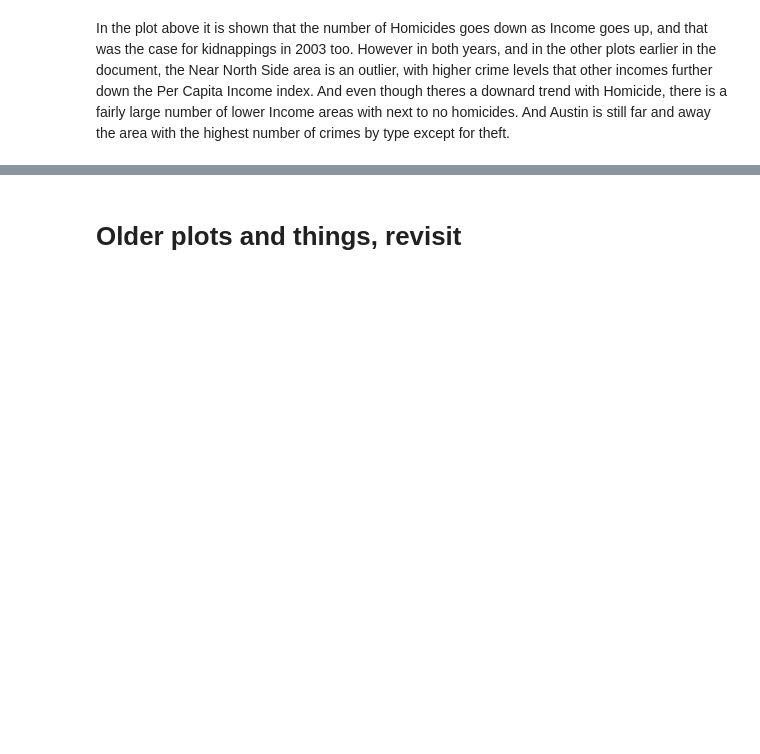
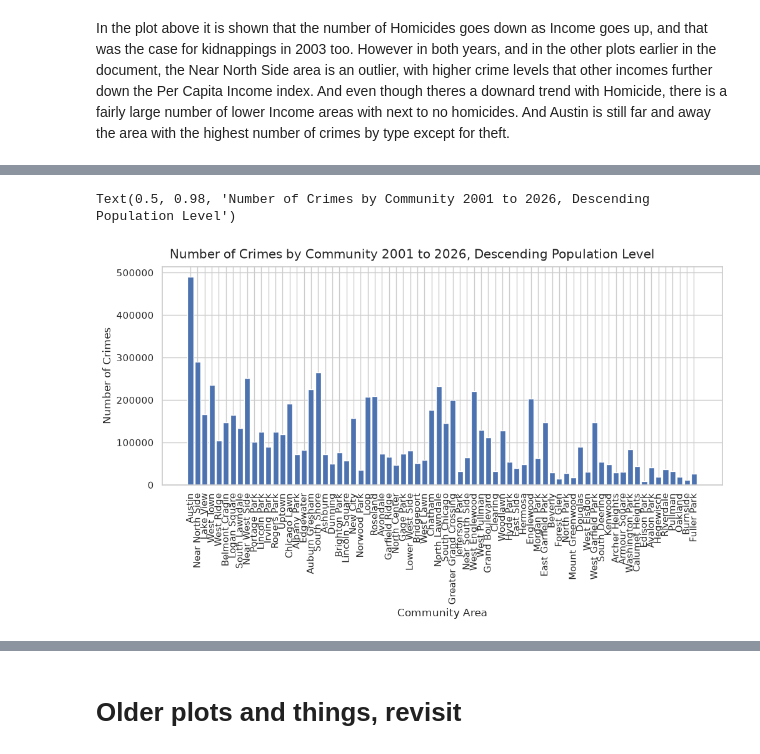
Before and after one commit to ogladr-kjarr/learning-EDA-with-Python, a Jupyter notebook: ChicagoCrimeSocioEconomicData.ipynb, the cells around one changed output, grey strips where cells are left out. Cells and saved outputs as stored; diff of their text form; code cells hidden in the pictures; blank space fills up the shorter version.

```diff
--- a/ChicagoCrimeSocioEconomicData.ipynb
+++ b/ChicagoCrimeSocioEconomicData.ipynb
@@ -606,0 +644,18 @@ In the plot above it is shown that the number of Homicides goes down as Income g
+# %%
+sort_by_population = enriched_count_by_area_df.select(
+    ["CommunityAreaName", "NumberOfCrimes", "TotalPopulation"]).sort(pl.col("TotalPopulation"), descending=True).filter(
+        pl.col("TotalPopulation") > 0
+    )
+
+fig, ax = plt.subplots(figsize=(10, 6), layout="constrained")
+
+ax.bar(sort_by_population["CommunityAreaName"],
+        sort_by_population["NumberOfCrimes"])
+ax.tick_params("x", rotation=90, rotation_mode="xtick")
+#ax.set_yticks([0, 1, 2, 3, 4, 5, 6 ], labels=['0', '10', '100', '1,000', '10,000', '100,000', '1,000,000'])
+ax.set_xlabel("Community Area")
+ax.set_ylabel("Number of Crimes")
+fig.suptitle("Number of Crimes by Community 2001 to 2026, Descending Population Level")
+# %% [output]
+Text(0.5, 0.98, 'Number of Crimes by Community 2001 to 2026, Descending Population Level')
+[figure, added]
```
Also changed, not shown: parts of 29 cells of this notebook.
